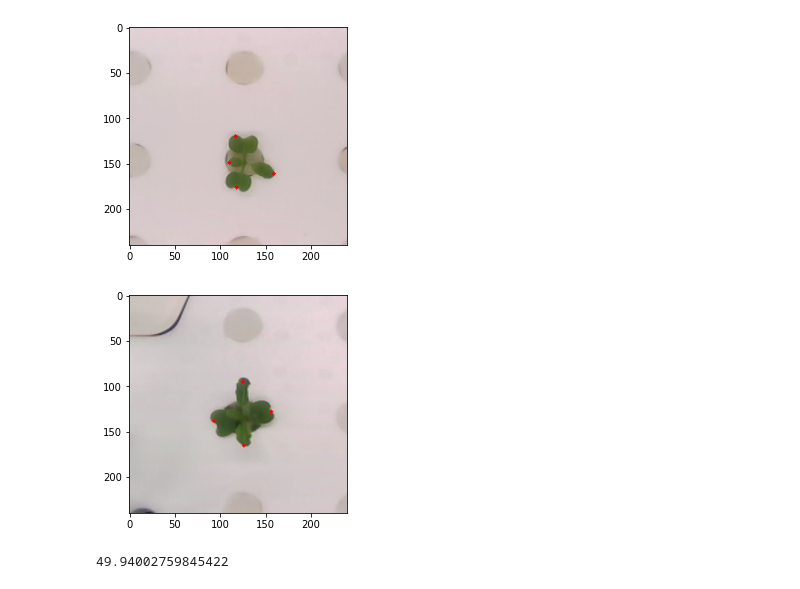
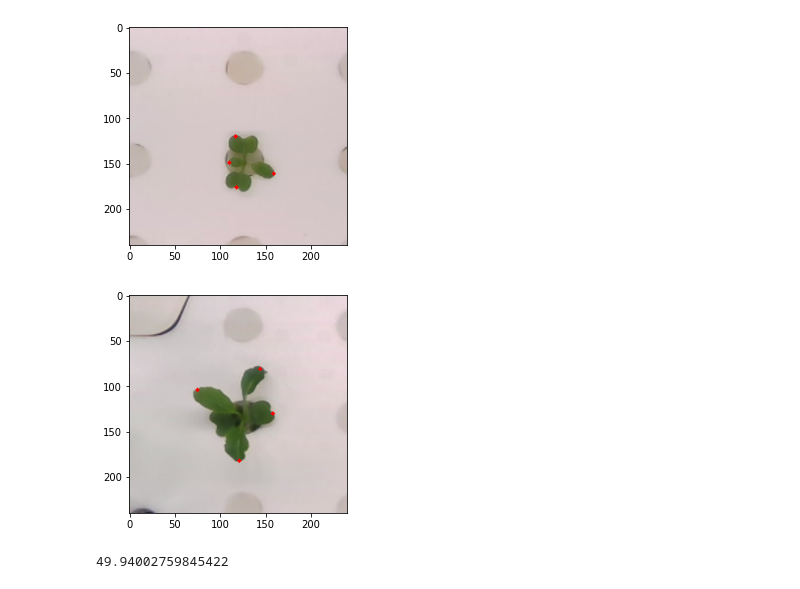
Before and after one commit to zhangjiahui56/WebApp, a Jupyter notebook: length_leaf_test.ipynb, the cells around one changed output. Cells and saved outputs as stored; diff of their text form; code cells hidden in the pictures.

```diff
--- a/length_leaf_test.ipynb
+++ b/length_leaf_test.ipynb
@@ -351,9 +351,9 @@ draw_redlines(x[index], get_tip_locates(locates, contours))
 # %% [output]
 [figure]
 # %%
-draw_tip_leaf(x[5])
+draw_tip_leaf(x[7])
 # %% [output]
-[figure, old version]
+[figure, new version]
 # %%
 calculate_average_length_leaf(x[57])
 # %% [output]
```
Also changed, not shown: parts of 3 cells of this notebook, 12 other files.
